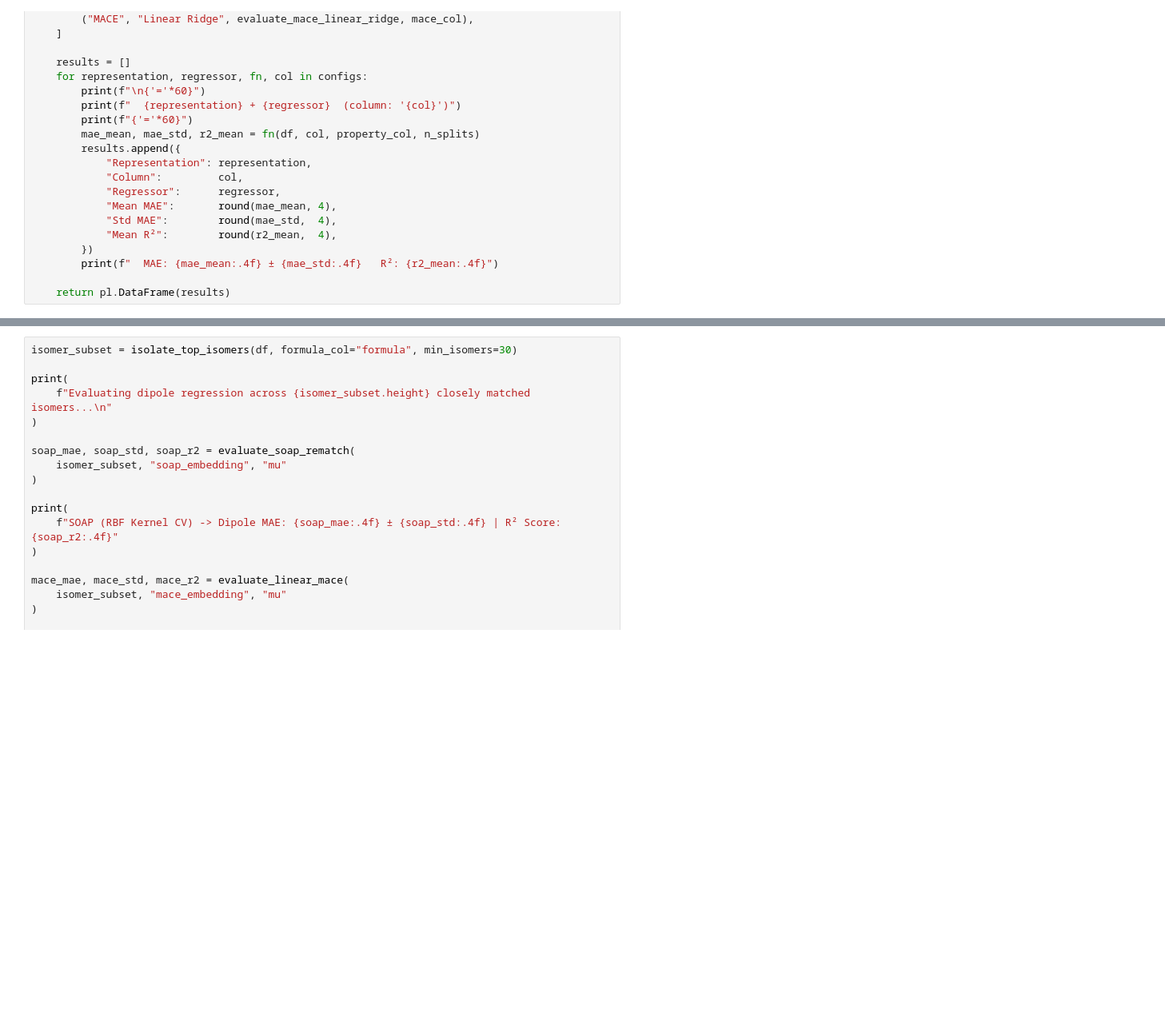
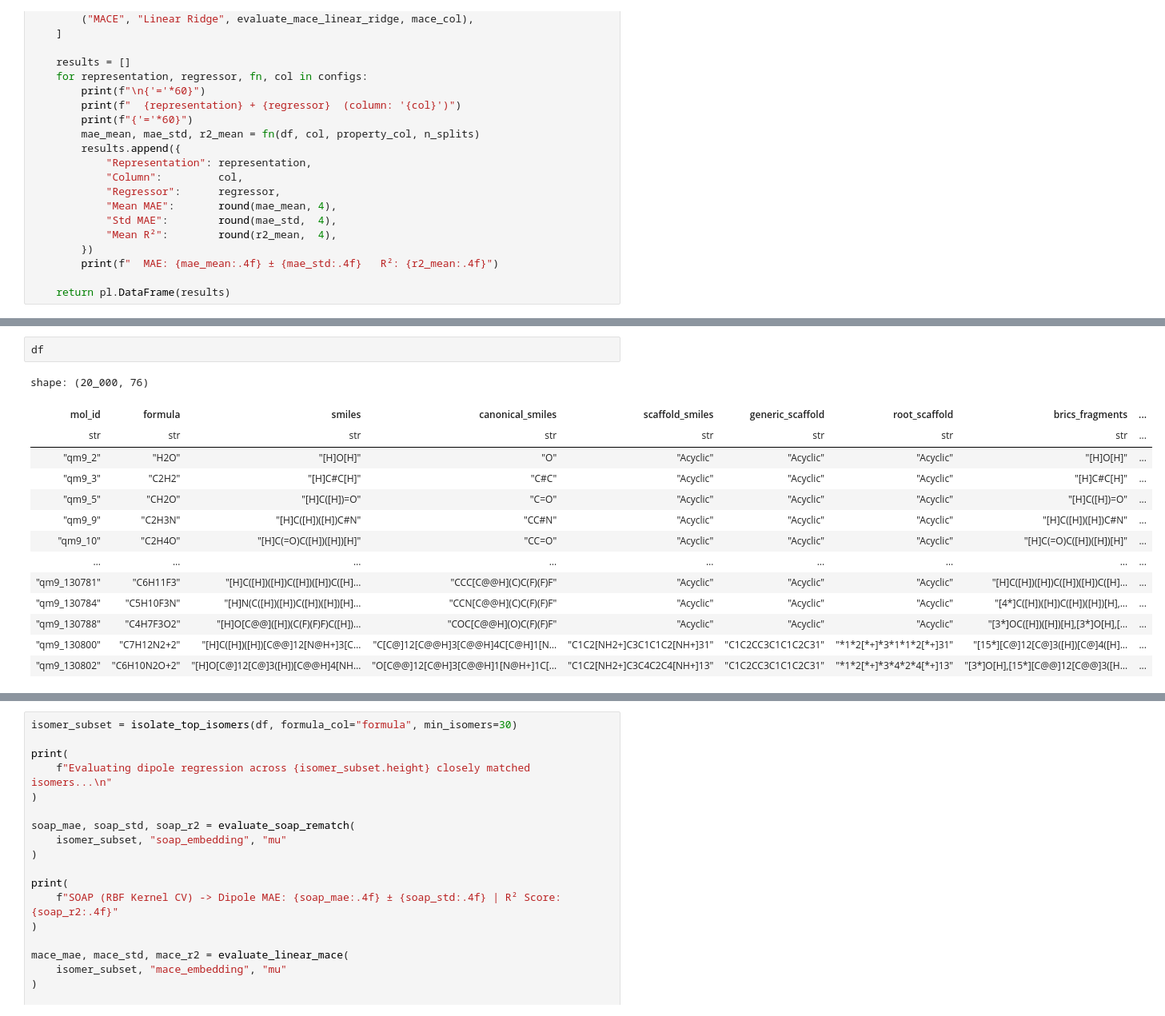
Before and after one commit to karlfindhansen/Non-Euclidean-Distances-in-Molecular-Representation, a Jupyter notebook: notebooks/QM9/experiments/descriptors/mace/mace_hypo.ipynb, the cells around one changed output, grey strips where cells are left out. Shown at 80% size. Saved outputs shown, nothing was run; the diff lists cells and outputs as text; blank space fills up the shorter version.

```diff
--- a/notebooks/QM9/experiments/descriptors/mace/mace_hypo.ipynb
+++ b/notebooks/QM9/experiments/descriptors/mace/mace_hypo.ipynb
@@ -506,3 +508,20 @@ shape: (4, 6)
 │ MACE           ┆ mace_matrix ┆ RBF KRR      ┆ 0.469    ┆ 0.0195  ┆ 0.6384  │
 │ MACE           ┆ mace_matrix ┆ Linear Ridge ┆ 0.4912   ┆ 0.0228  ┆ 0.6133  │
 └────────────────┴─────────────┴──────────────┴──────────┴─────────┴─────────┘
+# %%
+df
+# %% [output]
+shape: (20_000, 76)
+| mol_id | formula | smiles | canonical_smiles | scaffold_smiles | generic_scaffold | root_scaffold | brics_fragments | ... |
+| str | str | str | str | str | str | str | str | ... |
+| "qm9_2" | "H2O" | "[H]O[H]" | "O" | "Acyclic" | "Acyclic" | "Acyclic" | "[H]O[H]" | ... |
+| "qm9_3" | "C2H2" | "[H]C#C[H]" | "C#C" | "Acyclic" | "Acyclic" | "Acyclic" | "[H]C#C[H]" | ... |
+| "qm9_5" | "CH2O" | "[H]C([H])=O" | "C=O" | "Acyclic" | "Acyclic" | "Acyclic" | "[H]C([H])=O" | ... |
+| "qm9_9" | "C2H3N" | "[H]C([H])([H])C#N" | "CC#N" | "Acyclic" | "Acyclic" | "Acyclic" | "[H]C([H])([H])C#N" | ... |
+| "qm9_10" | "C2H4O" | "[H]C(=O)C([H])([H])[H]" | "CC=O" | "Acyclic" | "Acyclic" | "Acyclic" | "[H]C(=O)C([H])([H])[H]" | ... |
+| … | … | … | … | … | … | … | … | ... |
+| "qm9_130781" | "C6H11F3" | "[H]C([H])([H])C([H])([H])C([H]… | "CCC[C@@H](C)C(F)(F)F" | "Acyclic" | "Acyclic" | "Acyclic" | "[H]C([H])([H])C([H])([H])C([H]… | ... |
+| "qm9_130784" | "C5H10F3N" | "[H]N(C([H])([H])C([H])([H])[H]… | "CCN[C@@H](C)C(F)(F)F" | "Acyclic" | "Acyclic" | "Acyclic" | "[4*]C([H])([H])C([H])([H])[H],… | ... |
+| "qm9_130788" | "C4H7F3O2" | "[H]O[C@@]([H])(C(F)(F)F)C([H])… | "COC[C@@H](O)C(F)(F)F" | "Acyclic" | "Acyclic" | "Acyclic" | "[3*]OC([H])([H])[H],[3*]O[H],[… | ... |
+| "qm9_130800" | "C7H12N2+2" | "[H]C([H])([H])[C@@]12[N@H+]3[C… | "C[C@]12[C@@H]3[C@@H]4C[C@H]1[N… | "C1C2[NH2+]C3C1C1C2[NH+]31" | "C1C2CC3C1C1C2C31" | "*1*2[*+]*3*1*1*2[*+]31" | "[15*][C@]12[C@]3([H])[C@]4([H]… | ... |
+| "qm9_130802" | "C6H10N2O+2" | "[H]O[C@]12[C@]3([H])[C@@H]4[NH… | "O[C@@]12[C@H]3[C@@H]1[N@H+]1C[… | "C1C2[NH2+]C3C4C2C4[NH+]13" | "C1C2CC3C1C1C2C31" | "*1*2[*+]*3*4*2*4[*+]13" | "[3*]O[H],[15*][C@@]12[C@@]3([H… | ... |
```
Also changed, not shown: parts of 3 cells of this notebook, 5 other files.
